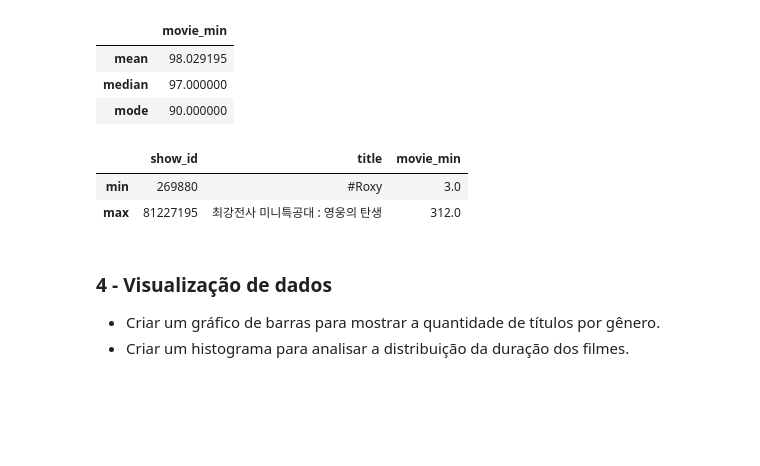
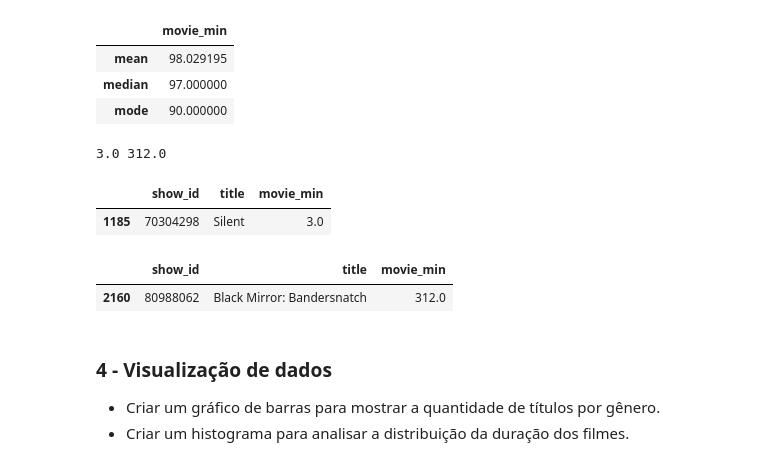
Before and after one commit to pathilink/sp_global_bootcamp, a Jupyter notebook: 3_desafio_frequencias_medidas/desafio_frequencias_medidas.ipynb, the cells around one changed output. Saved outputs shown, nothing was run; the diff lists cells and outputs as text; code cells hidden in the pictures; blank space fills up the shorter version.

```diff
--- a/3_desafio_frequencias_medidas/desafio_frequencias_medidas.ipynb
+++ b/3_desafio_frequencias_medidas/desafio_frequencias_medidas.ipynb
@@ -145,12 +145,23 @@ df[['movie_min']].agg(['mean', 'median', lambda x: x.mode().iloc[0]]).rename(ind
 | mean | 98.029195 |
 | median | 97.000000 |
 | mode | 90.000000 |
+# %%
+min_duration = df['movie_min'].min()
+max_duration = df['movie_min'].max()
+
+print(min_duration, max_duration)
+# %% [output]
+3.0 312.0
 # %%
-df[['show_id',	'title', 'movie_min']].agg(['min', 'max'])
+df[['show_id',	'title', 'movie_min']].query('movie_min == @min_duration')
 # %% [output]
 |  | show_id | title | movie_min |
-| min | 269880 | #Roxy | 3.0 |
-| max | 81227195 | 최강전사 미니특공대 : 영웅의 탄생 | 312.0 |
+| 1185 | 70304298 | Silent | 3.0 |
+# %%
+df[['show_id',	'title', 'movie_min']].query('movie_min == @max_duration')
+# %% [output]
+|  | show_id | title | movie_min |
+| 2160 | 80988062 | Black Mirror: Bandersnatch | 312.0 |
 # %% [markdown]
 ### 4 - Visualização de dados
 
```
Also changed, not shown: parts of 2 cells of this notebook.
